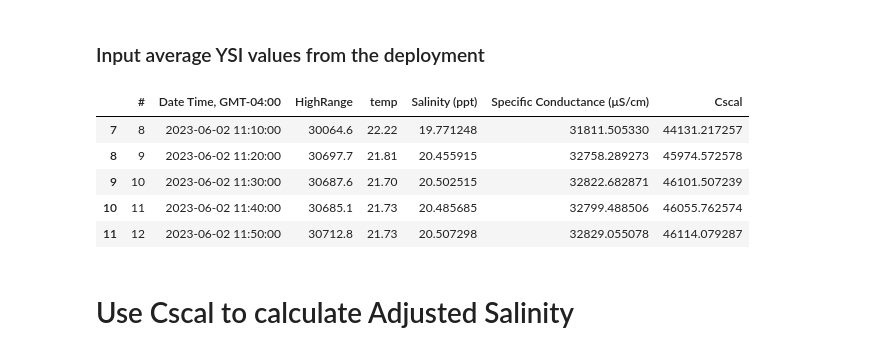
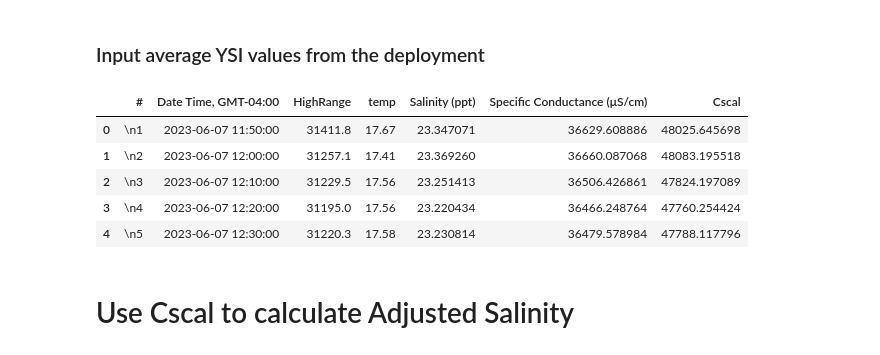
Before and after one commit to tnmygrwl/hoboware_emulator, a Jupyter notebook: hoboware_emulator.ipynb, the cells around one changed output. Saved outputs shown, nothing was run; the diff lists cells and outputs as text; code cells hidden in the pictures.

```diff
--- a/hoboware_emulator.ipynb
+++ b/hoboware_emulator.ipynb
@@ -39,7 +51,7 @@ To: /Users/christina/hoboware_emulator/data/test_file.csv
 # %%
 # Read the data from the csv file
 
-CONDUCTIVITY_DATA = 'data/RB1_ConDL_6_9_2023_AH.csv'
+CONDUCTIVITY_DATA = '/Users/christina/hoboware_emulator/data/SR4_ConDL_6_15_2023_AH.csv'
 
 con_data = pd.read_csv(CONDUCTIVITY_DATA)
 
@@ -49,6 +61,8 @@ if "Plot Title" in con_data.iloc[0].values:
 
 # Create a list of columns to drop
 columns_to_drop = ['LowRange', 'Coupler Detached (LGR S/N: 20636185)', 'Coupler Attached (LGR S/N: 20636185)']
+# Strip specific identifiers from column names and rename them to a consistent format
+con_data.columns = con_data.columns.str.replace(r"\s+#\d+", "", regex=True)
 
 # Drop the columns from the dataframe
 con_data.drop(columns=[col for col in columns_to_drop if col in con_data.columns], axis=1, inplace=True)
@@ -89,8 +103,8 @@ then set the START_DATE and END_DATE accordingly
 ### Skip running this cell if not needed
 # %%
 # Define the start and end date for the data
-START_DATE = '06/02/23 11:10:00 AM'
-END_DATE = '06/09/23 12:40:00 PM'
+START_DATE = '06/07/2023 11:50:00 AM'
+END_DATE = '06/15/2023 12:10:00 PM'
 
 # Convert "Date Time, GMT-04:00" column to datetime
 con_data['Date Time, GMT-04:00'] = pd.to_datetime(con_data['Date Time, GMT-04:00'])
@@ -113,3 +122,5 @@ con_data.head()
+# %%
+con_data = con_data[:-1]
 # %%
 # Display the last 10 rows of the data
 con_data.tail(10)
@@ -199,45 +210,45 @@ con_data.head()
 ### Input average YSI values from the deployment
 # %%
 # YSI Constants
-CM1 = 40768  # Conductivity at the beginning of deployment
-TM1 = 21.1  # Temperature at the beginning of deployment
-CM2 = 39182  # Conductivity at the end of deployment
-TM2 = 17.63  # Temperature at the end of deployment
+CM1 = 40534  # Conductivity at the beginning of deployment
+TM1 = 16.9  # Temperature at the beginning of deployment
+CM2 = 42906  # Conductivity at the end of deployment
+TM2 = 21  # Temperature at the end of deployment
 # %%
 import numpy as np
 
 # Calculate MS1 and MS2
 MS1 = calculate_specific_conductance(CM1, TM1, calculate_temp_coefficient(calculate_salinity(CM1, TM1), TM1))
 MS2 = calculate_specific_conductance(CM2, TM2, calculate_temp_coefficient(calculate_salinity(CM2, TM2), TM2))
 
 # Calculate R1 and R2
 R1 = 1 / con_data['Specific Conductance (μS/cm)'].iloc[0] - 1 / MS1
 R2 = 1 / con_data['Specific Conductance (μS/cm)'].iloc[-1] - 1 / MS2
 
 # Ensure R1 and R2 are not too small
 R1 = max(R1, 1e-11)
 R2 = max(R2, 1e-11)
 
 # Calculate A and B
-t1 = 7  # Assuming the first timestamp is 7
-t2 = len(con_data) - 3  # Assuming the last timestamp is the length of the data - 1
+t1 = 0  # Assuming the first timestamp is 7
+t2 = len(con_data) - 1  # Assuming the last timestamp is the length of the data - 1
 A = (R2 - R1) / (t2 - t1)
 B = R1 - (A * t1)
 
 # Calculate E(t) and Cscal(t)
 E = np.piecewise(np.arange(len(con_data)),
                  [np.arange(len(con_data)) < t1, np.arange(len(con_data)) > t2],
                  [1 / R1, 1 / R2, lambda t: 1 / (A * t + B)])
 
 con_data['Cscal'] = E * con_data['Specific Conductance (μS/cm)'] / (E - con_data['Specific Conductance (μS/cm)'])
 con_data.head()
 # %% [output]
 |  | # | Date Time, GMT-04:00 | HighRange | temp | Salinity (ppt) | Specific Conductance (μS/cm) | Cscal |
-| 7 | 8 | 2023-06-02 11:10:00 | 30064.6 | 22.22 | 19.771248 | 31811.505330 | 44131.217257 |
-| 8 | 9 | 2023-06-02 11:20:00 | 30697.7 | 21.81 | 20.455915 | 32758.289273 | 45974.572578 |
-| 9 | 10 | 2023-06-02 11:30:00 | 30687.6 | 21.70 | 20.502515 | 32822.682871 | 46101.507239 |
-| 10 | 11 | 2023-06-02 11:40:00 | 30685.1 | 21.73 | 20.485685 | 32799.488506 | 46055.762574 |
-| 11 | 12 | 2023-06-02 11:50:00 | 30712.8 | 21.73 | 20.507298 | 32829.055078 | 46114.079287 |
+| 0 | \n1 | 2023-06-07 11:50:00 | 31411.8 | 17.67 | 23.347071 | 36629.608886 | 48025.645698 |
+| 1 | \n2 | 2023-06-07 12:00:00 | 31257.1 | 17.41 | 23.369260 | 36660.087068 | 48083.195518 |
+| 2 | \n3 | 2023-06-07 12:10:00 | 31229.5 | 17.56 | 23.251413 | 36506.426861 | 47824.197089 |
+| 3 | \n4 | 2023-06-07 12:20:00 | 31195.0 | 17.56 | 23.220434 | 36466.248764 | 47760.254424 |
+| 4 | \n5 | 2023-06-07 12:30:00 | 31220.3 | 17.58 | 23.230814 | 36479.578984 | 47788.117796 |
 # %% [markdown]
 # Use Cscal to calculate Adjusted Salinity
 # %%
```
Also changed, not shown: parts of 14 cells of this notebook.
